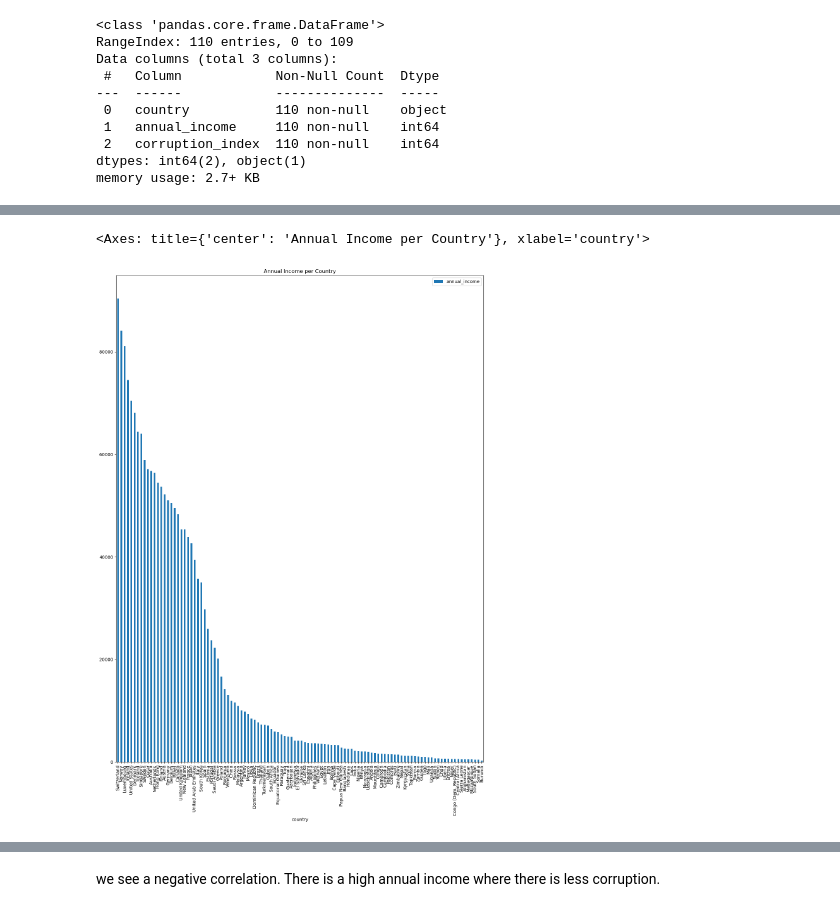
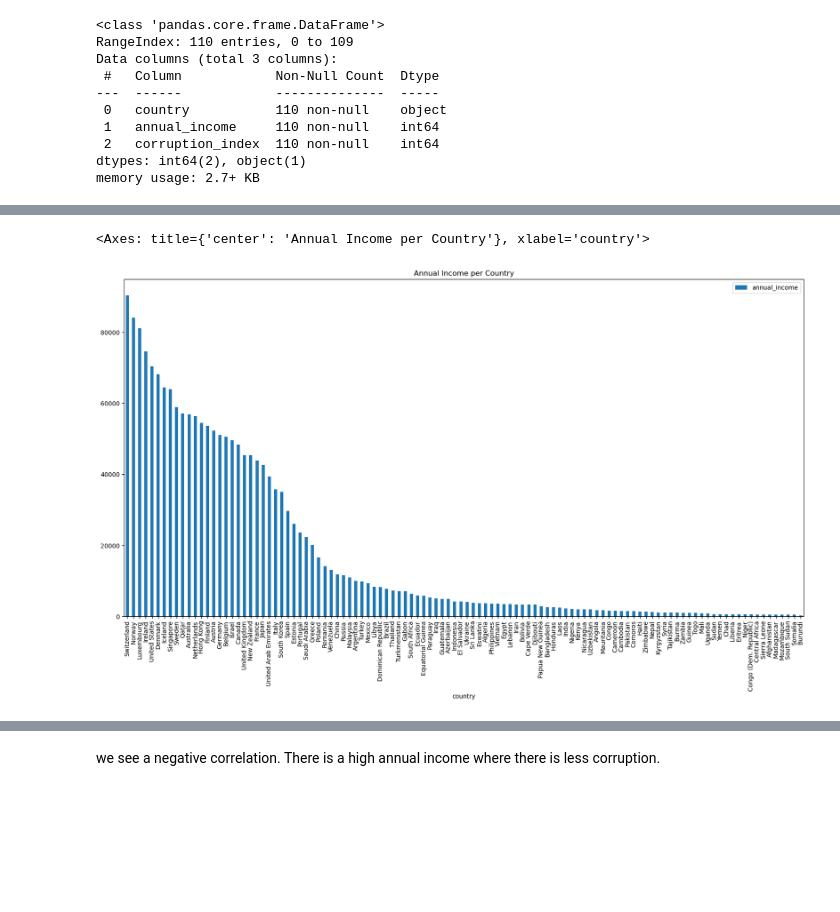
Before and after one commit to 0nserio/World-Economic-Data, a Jupyter notebook: World-economic-data-analysis.ipynb, the cells around one changed output, grey strips where cells are left out. Cells and saved outputs as stored; diff of their text form; code cells hidden in the pictures; blank space fills up the shorter version.

```diff
--- a/World-economic-data-analysis.ipynb
+++ b/World-economic-data-analysis.ipynb
@@ -99,8 +80,8 @@ corr.plot(x = 'country', y = 'corruption_index', kind='bar', title = "Corruption
 # %%
 annual = df.sort_values(by='annual_income', ascending=False)
 # %%
-annual.plot(x = 'country', y = 'annual_income', kind='bar',title = "Annual Income per Country", rot = 90, figsize=(15, 20))
+annual.plot(x = 'country', y = 'annual_income', kind='bar',title = "Annual Income per Country", rot = 90, figsize=(20, 10))
 # %% [output]
 <Axes: title={'center': 'Annual Income per Country'}, xlabel='country'>
-[figure, old version]
+[figure, new version]
 # %%
```
Also changed, not shown: parts of 8 cells of this notebook.
